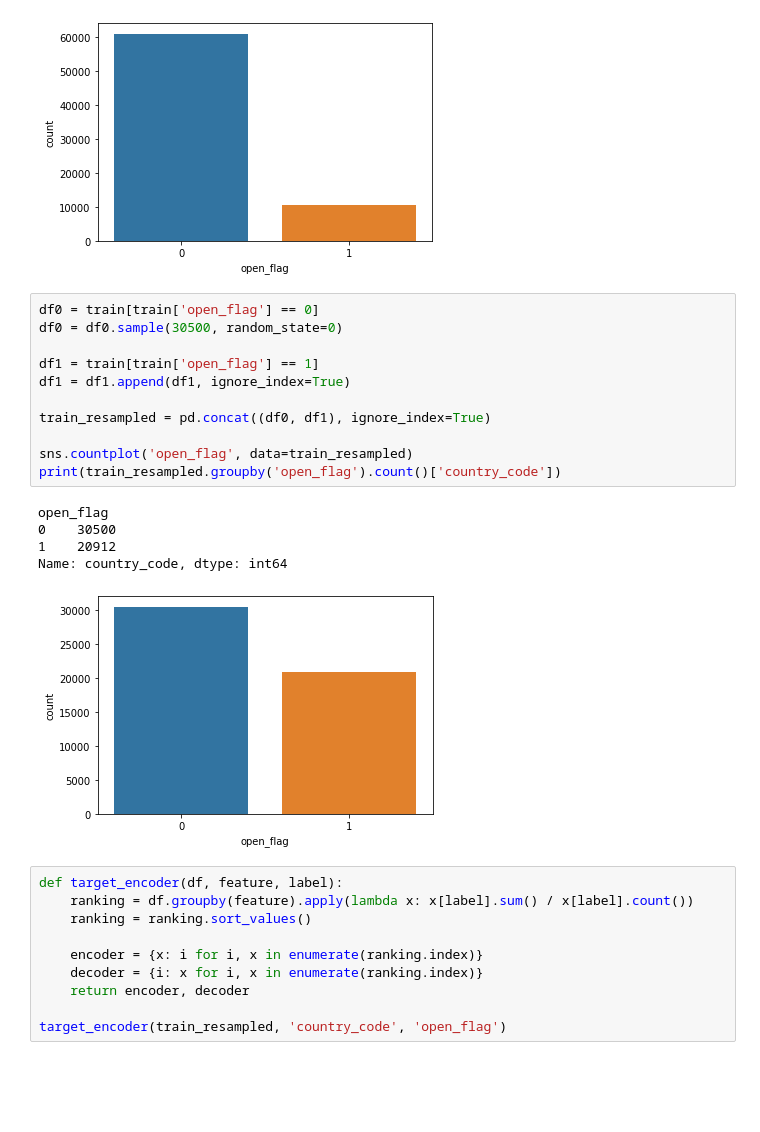
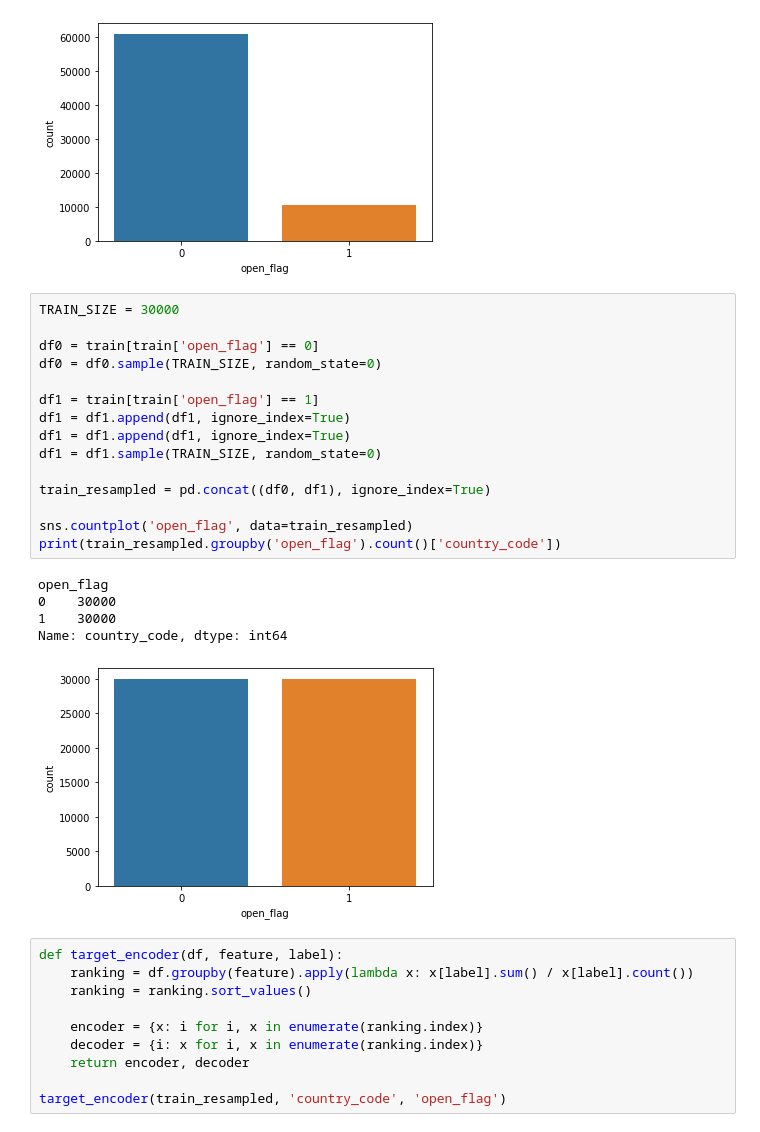
Before and after one commit to TanHaus/Shopee-CodeLeague-2020, a Jupyter notebook: marketing_analytics/training.ipynb, the cells around one changed output. Saved outputs shown, nothing was run; the diff lists cells and outputs as text; blank space fills up the shorter version.

```diff
--- a/marketing_analytics/training.ipynb
+++ b/marketing_analytics/training.ipynb
@@ -44,22 +62,26 @@ open_flag
 Name: country_code, dtype: int64
 [figure]
 # %%
+TRAIN_SIZE = 30000
+
 df0 = train[train['open_flag'] == 0]
-df0 = df0.sample(30500, random_state=0)
+df0 = df0.sample(TRAIN_SIZE, random_state=0)
 
 df1 = train[train['open_flag'] == 1]
 df1 = df1.append(df1, ignore_index=True)
+df1 = df1.append(df1, ignore_index=True)
+df1 = df1.sample(TRAIN_SIZE, random_state=0)
 
 train_resampled = pd.concat((df0, df1), ignore_index=True)
 
 sns.countplot('open_flag', data=train_resampled)
 print(train_resampled.groupby('open_flag').count()['country_code'])
 # %% [output]
 open_flag
-0    30500
-1    20912
+0    30000
+1    30000
 Name: country_code, dtype: int64
-[figure, old version]
+[figure, new version]
 # %%
 def target_encoder(df, feature, label):
     ranking = df.groupby(feature).apply(lambda x: x[label].sum() / x[label].count())
```
Also changed, not shown: parts of 30 cells of this notebook, 1 other file.
